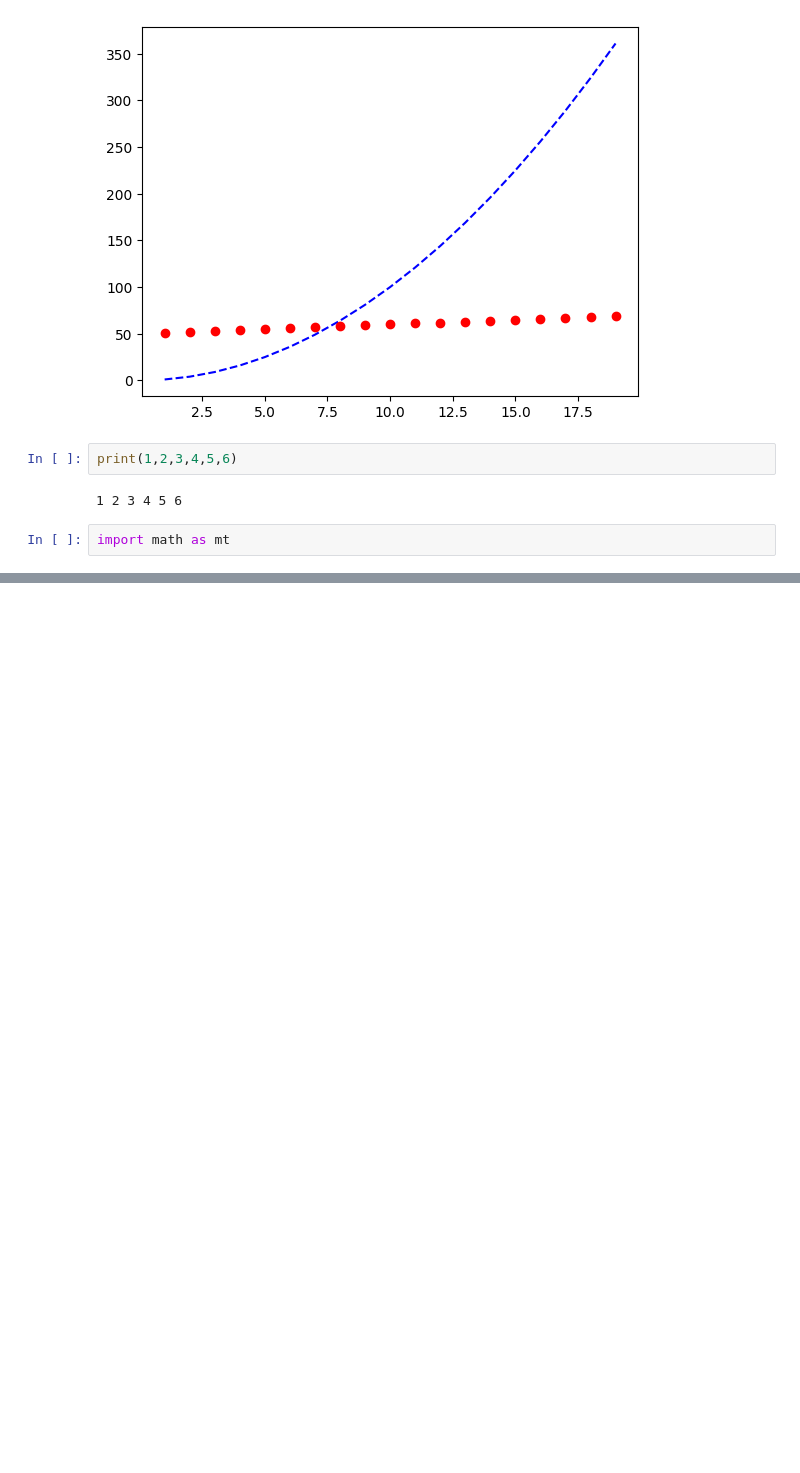
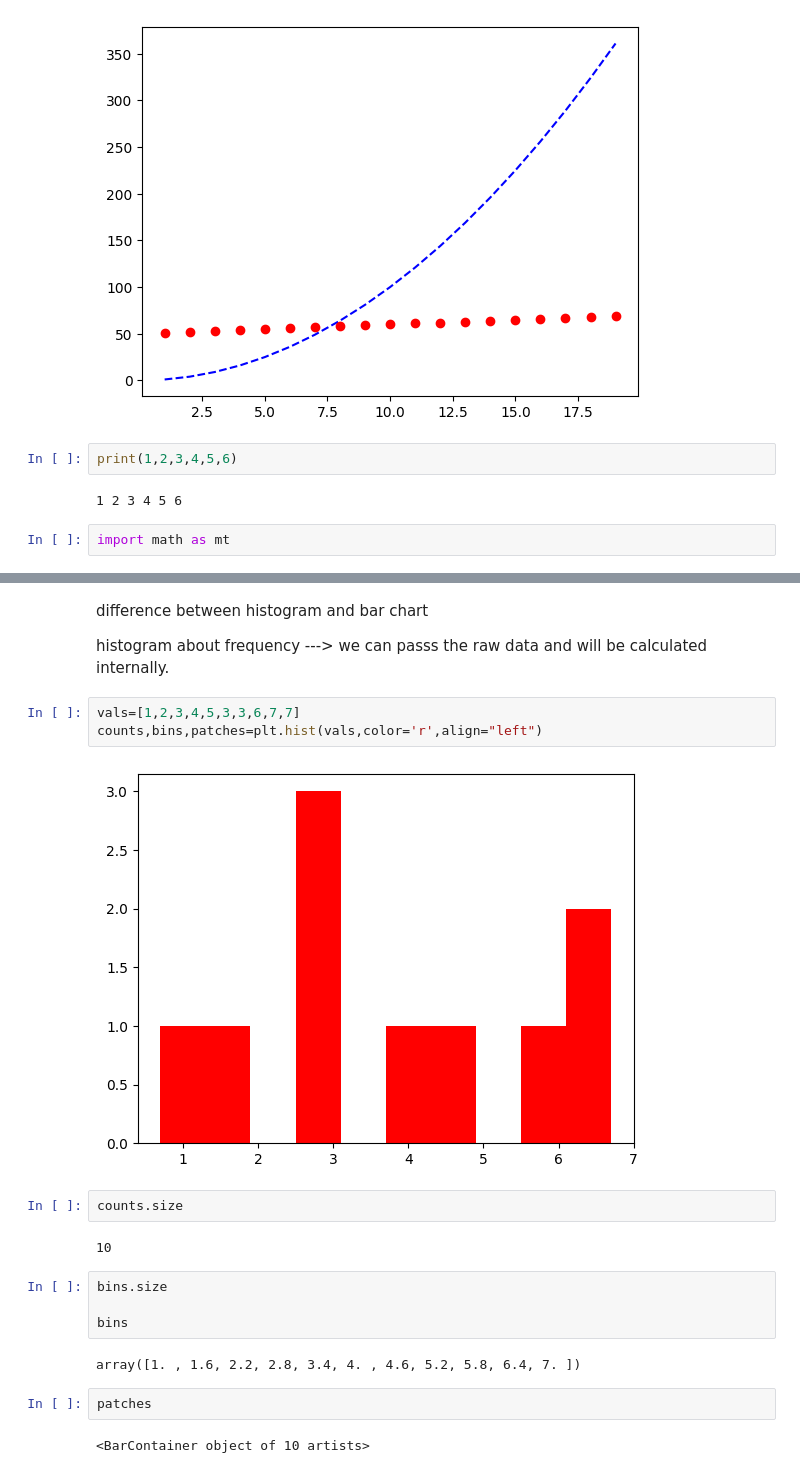
Before and after one commit to vinodlearning/PythonDSA, a Jupyter notebook: Data-Visulization.ipynb, the cells around one changed output, grey strips where cells are left out. Cells and saved outputs as stored; diff of their text form; blank space fills up the shorter version.

```diff
--- a/Data-Visulization.ipynb
+++ b/Data-Visulization.ipynb
@@ -89,0 +126,24 @@ plt.plot(x,y,"r*",label='Starssss')
+# %% [markdown]
+difference between histogram and bar chart
+
+histogram about frequency --->
+we can passs the raw data and will be calculated internally.
+# %%
+vals=[1,2,3,4,5,3,3,6,7,7]
+counts,bins,patches=plt.hist(vals,color='r',align="left")
+# %% [output]
+[figure, added]
+# %%
+counts.size
+# %% [output]
+10
+# %%
+bins.size
+
+bins
+# %% [output]
+array([1. , 1.6, 2.2, 2.8, 3.4, 4. , 4.6, 5.2, 5.8, 6.4, 7. ])
+# %%
+patches
+# %% [output]
+<BarContainer object of 10 artists>
```
Also changed, not shown: parts of 12 cells of this notebook.
